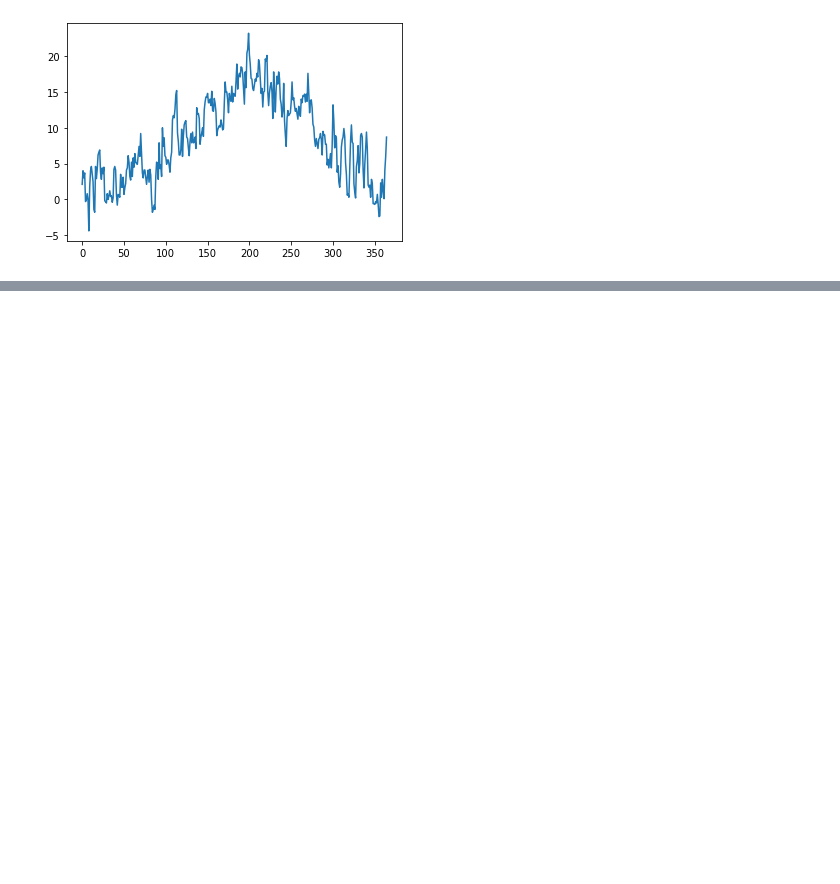
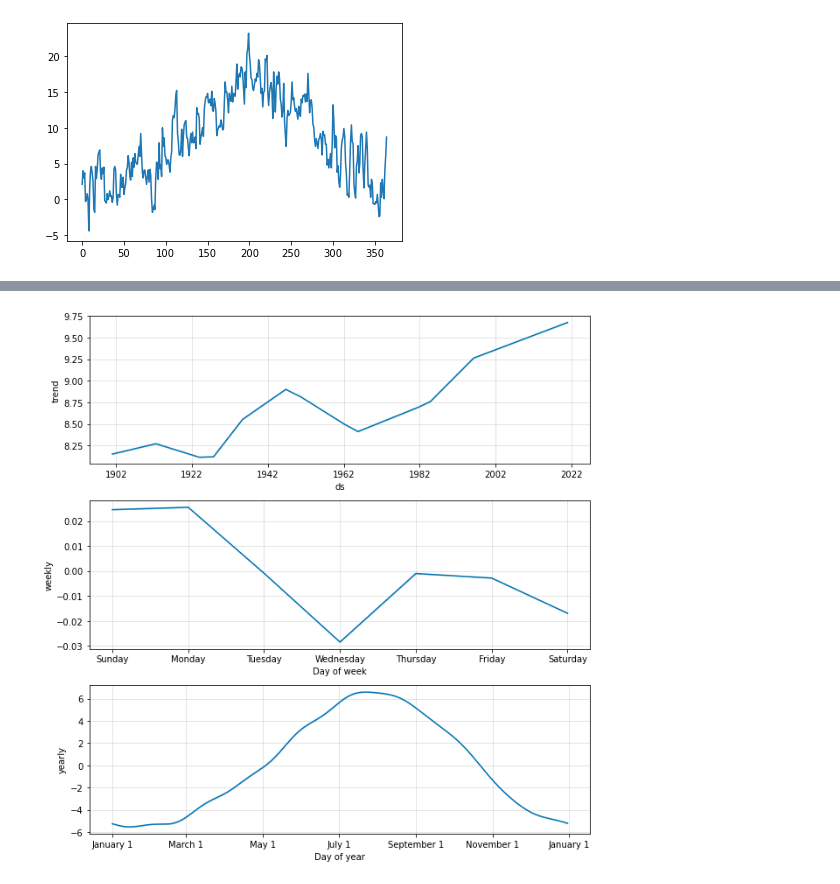
Before and after one commit to fww228/ees-mini-project, a Jupyter notebook: proj.ipynb, the cells around one changed output, grey strips where cells are left out. Saved outputs shown, nothing was run; the diff lists cells and outputs as text; code cells hidden in the pictures; blank space fills up the shorter version.

```diff
--- a/proj.ipynb
+++ b/proj.ipynb
@@ -87,0 +114,4 @@ def date2index(year, month, day):
+# %%
+fig2 = pp_model.plot_components(forecast)
+# %% [output]
+[figure, added]
```
Also changed, not shown: parts of 10 cells of this notebook, 2 other files.
